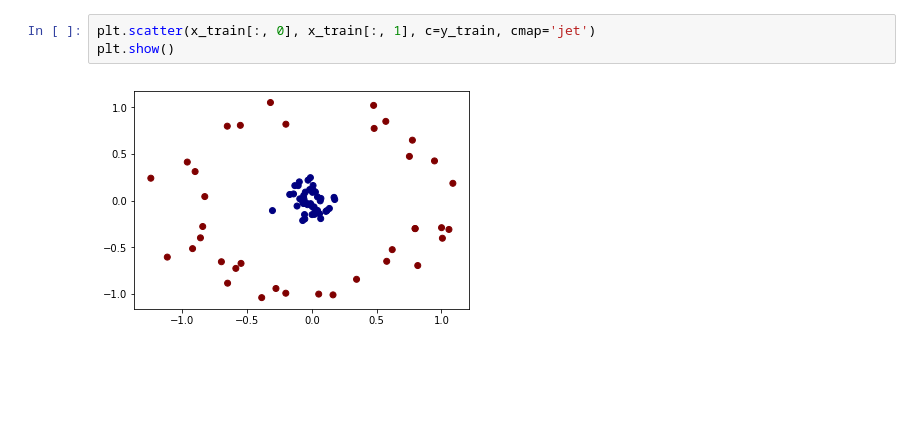
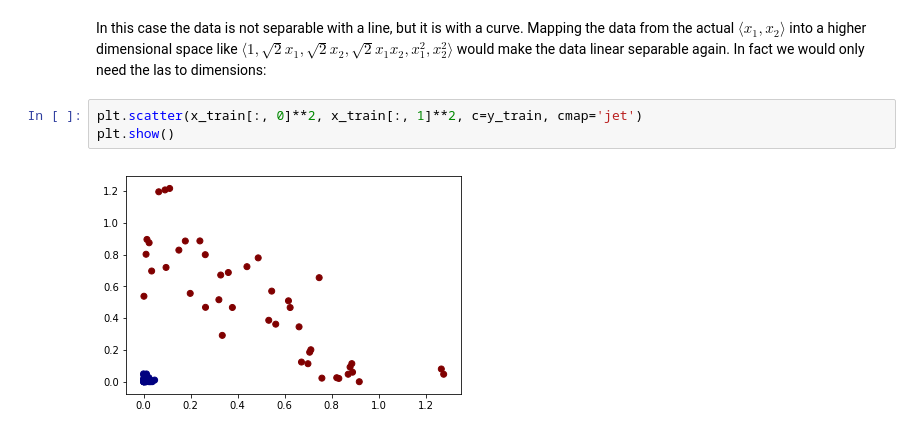
Before and after one commit to SergioAlvarezB/ml-numpy, a Jupyter notebook: notebooks/svm-kernels.ipynb, the cells around one changed output. Drawn from its saved outputs; the diff is of its cells as text; blank space fills up the shorter version.

```diff
--- a/notebooks/svm-kernels.ipynb
+++ b/notebooks/svm-kernels.ipynb
@@ -64,5 +82,7 @@ plt.show()
+# %% [markdown]
+In this case the data is not separable with a line, but it is with a curve. Mapping the data from the actual $\langle x_1, x_2 \rangle$ into a higher dimensional space like $\langle 1, \sqrt{2}x_1, \sqrt{2}x_2, \sqrt{2}x_1x_2, x_1^2, x_2^2 \rangle$ would make the data linear separable again. In fact we would only need the las to dimensions:
 # %%
-plt.scatter(x_train[:, 0], x_train[:, 1], c=y_train, cmap='jet')
+plt.scatter(x_train[:, 0]**2, x_train[:, 1]**2, c=y_train, cmap='jet')
 plt.show()
 # %% [output]
-[figure, old version]
+[figure, new version]
```
Also changed, not shown: parts of 32 cells of this notebook, 4 other files.
